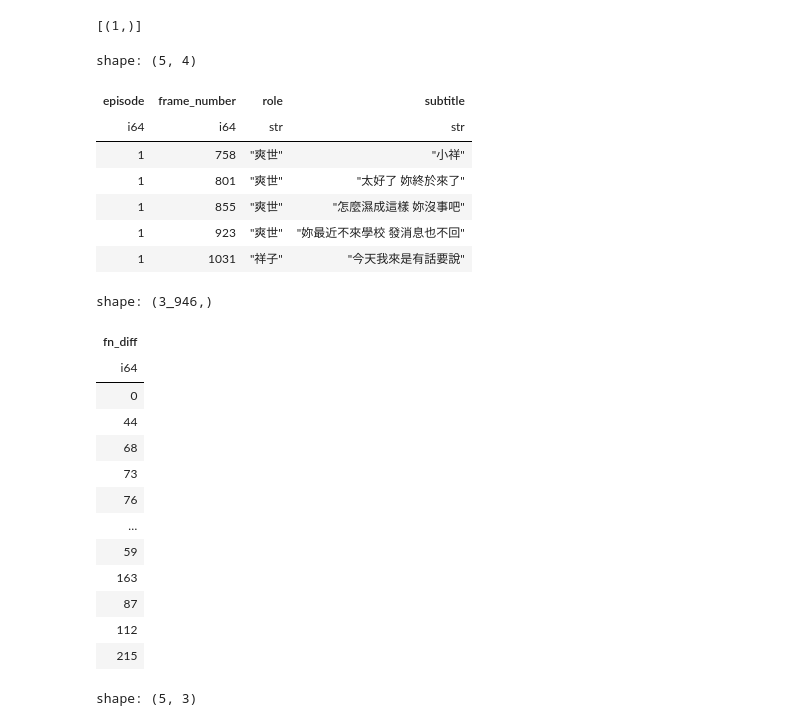
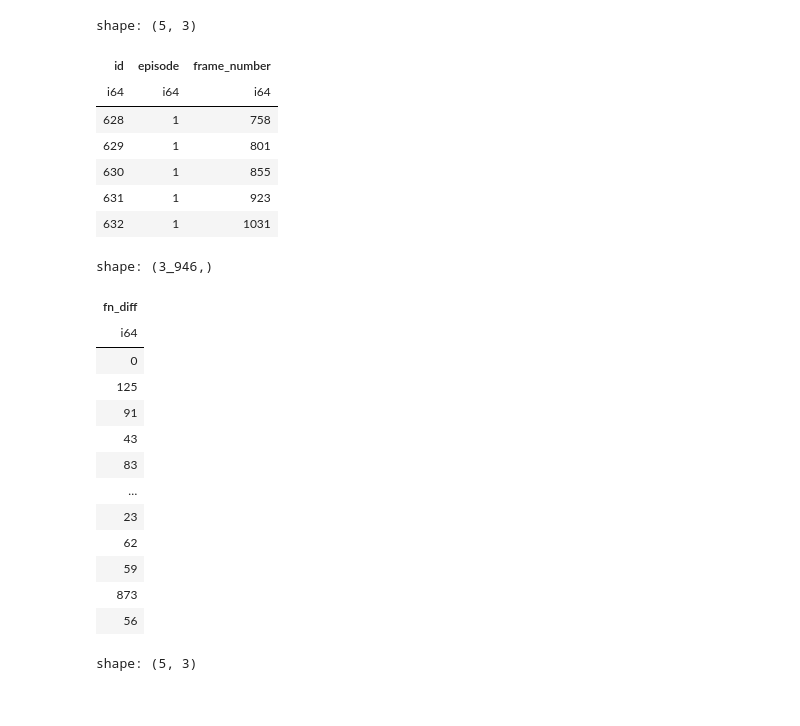
Before and after one commit to dpr-0/MyGObase, a Jupyter notebook: mygobase/frame_diff.ipynb, the cells around one changed output. Drawn from its saved outputs; the diff is of its cells as text; code cells hidden in the pictures.

```diff
--- a/mygobase/frame_diff.ipynb
+++ b/mygobase/frame_diff.ipynb
@@ -6,35 +6,31 @@ from matplotlib import pyplot as plt
 # %%
 db_path = "../db/mygo.db"
 conn = sqlite3.connect(db_path)
-conn.execute("SELECT 1").fetchall()
-# %% [output]
-[(1,)]
 # %%
 df = pl.read_database(
     """
     SELECT
+        id,
         episode,
-        frame_number,
-        role,
-        subtitle
+        frame_number
     FROM
         storyboards
     ORDER BY
         episode,
         frame_number
 """,
     connection=conn,
 )
 df.head()
 # %% [output]
-shape: (5, 4)
+shape: (5, 3)
-| episode | frame_number | role | subtitle |
-| i64 | i64 | str | str |
-| 1 | 758 | "爽世" | "小祥" |
-| 1 | 801 | "爽世" | "太好了 妳終於來了" |
-| 1 | 855 | "爽世" | "怎麼濕成這樣 妳沒事吧" |
-| 1 | 923 | "爽世" | "妳最近不來學校 發消息也不回" |
-| 1 | 1031 | "祥子" | "今天我來是有話要說" |
+| id | episode | frame_number |
+| i64 | i64 | i64 |
+| 628 | 1 | 758 |
+| 629 | 1 | 801 |
+| 630 | 1 | 855 |
+| 631 | 1 | 923 |
+| 632 | 1 | 1031 |
 # %%
 fn_diff = pl.concat(
     [
@@ -48,16 +44,16 @@ shape: (3_946,)
 | fn_diff |
 | i64 |
 | 0 |
-| 44 |
-| 68 |
-| 73 |
-| 76 |
+| 125 |
+| 91 |
+| 43 |
+| 83 |
 | … |
+| 23 |
+| 62 |
 | 59 |
-| 163 |
-| 87 |
-| 112 |
-| 215 |
+| 873 |
+| 56 |
 # %%
 bin_count = 500
 fn_diff_hist = (fn_diff + 1).log1p().hist(bin_count=bin_count)
```
Also changed, not shown: parts of 7 cells of this notebook, 4 other files.
